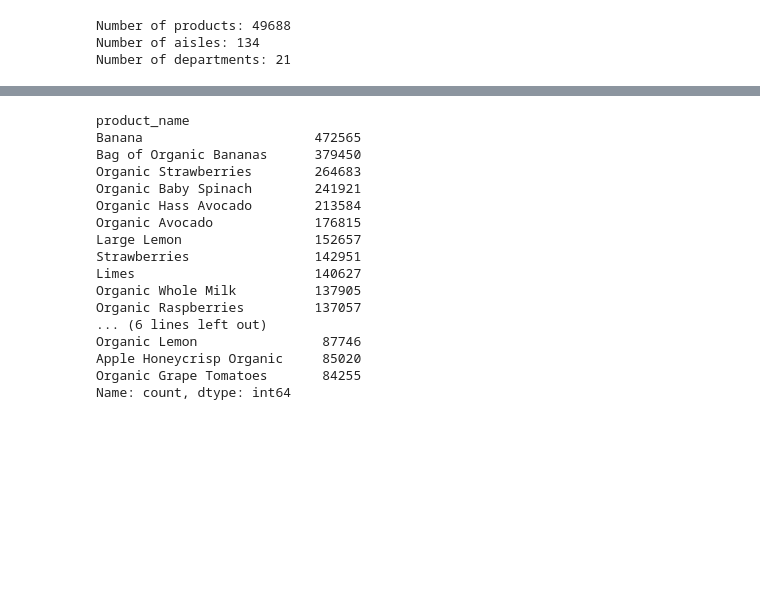
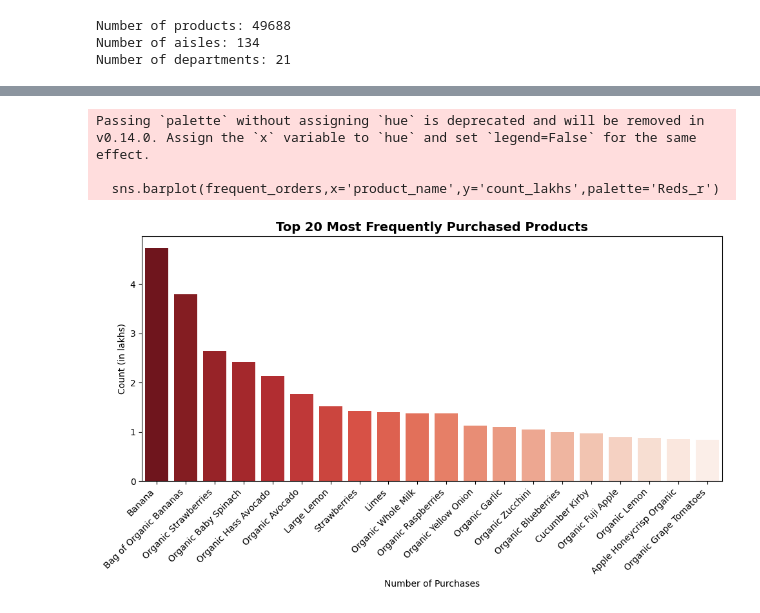
Before and after one commit to shubhi925/stratify_project, a Jupyter notebook: eda.ipynb, the cells around one changed output, grey strips where cells are left out. Saved outputs shown, nothing was run; the diff lists cells and outputs as text; code cells hidden in the pictures; blank space fills up the shorter version.

Commit message:
added plots

```diff
--- a/eda.ipynb
+++ b/eda.ipynb
@@ -129,21 +129,19 @@ merged_df.head()
 # %%
-frequent_orders = merged_df['product_name'].value_counts().head(20)
-print(frequent_orders)
+frequent_orders = merged_df['product_name'].value_counts().head(20).reset_index()
+frequent_orders.columns=['product_name','count']
+frequent_orders['count_lakhs']= frequent_orders['count']/1e5
+
+plt.figure(figsize=(10,6))
+sns.barplot(frequent_orders,x='product_name',y='count_lakhs',palette='Reds_r')
+plt.title('Top 20 Most Frequently Purchased Products',fontsize=14, fontweight='bold')
+plt.xlabel('Number of Purchases')
+plt.ylabel('Count (in lakhs)')
+plt.xticks(rotation=45, ha='right')
+
+plt.tight_layout()
+plt.show()
 # %% [output]
-product_name
-Banana                      472565
-Bag of Organic Bananas      379450
-Organic Strawberries        264683
-Organic Baby Spinach        241921
-Organic Hass Avocado        213584
-Organic Avocado             176815
-Large Lemon                 152657
-Strawberries                142951
-Limes                       140627
-Organic Whole Milk          137905
-Organic Raspberries         137057
-... (6 lines left out)
-Organic Lemon                87746
-Apple Honeycrisp Organic     85020
-Organic Grape Tomatoes       84255
-Name: count, dtype: int64
+Passing `palette` without assigning `hue` is deprecated and will be removed in v0.14.0. Assign the `x` variable to `hue` and set `legend=False` for the same effect.
+
+  sns.barplot(frequent_orders,x='product_name',y='count_lakhs',palette='Reds_r')
+[figure, added]
```
Also changed, not shown: parts of 33 cells of this notebook.
